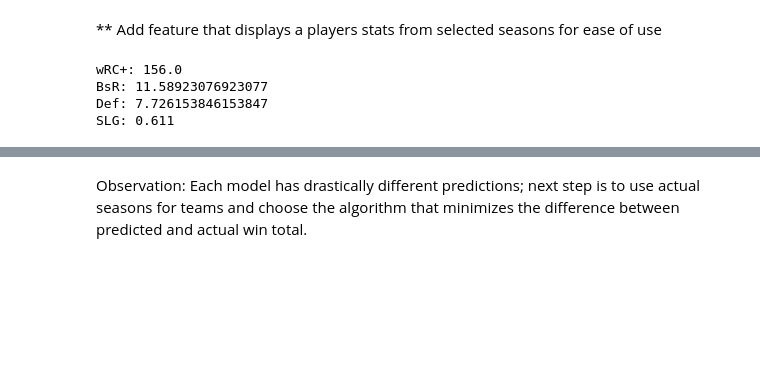
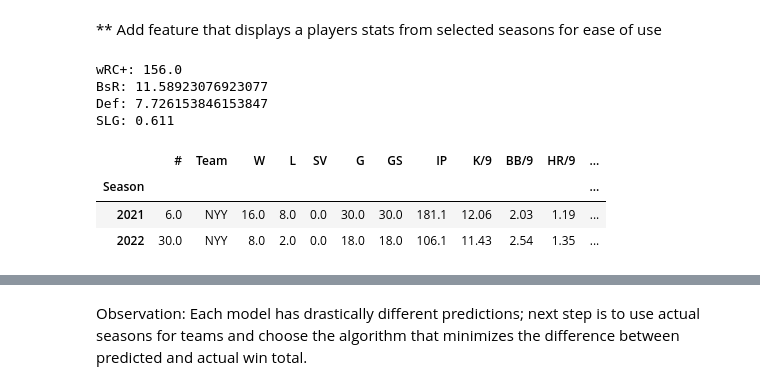
Before and after one commit to timseymour42/mlb-build-a-team, a Jupyter notebook: MLB_Build_a_Team.ipynb, the cells around one changed output, grey strips where cells are left out. Drawn from its saved outputs; the diff is of its cells as text; code cells hidden in the pictures; blank space fills up the shorter version.

```diff
--- a/MLB_Build_a_Team.ipynb
+++ b/MLB_Build_a_Team.ipynb
@@ -1154,2 +1126,9 @@ def wins_for_team(lineup, rotation, model):
+# %%
+pitch_df.loc['Gerrit Cole']
+# %% [output]
+|  | # | Team | W | L | SV | G | GS | IP | K/9 | BB/9 | HR/9 | ... |
+| Season |  |  |  |  |  |  |  |  |  |  |  | ... |
+| 2021 | 6.0 | NYY | 16.0 | 8.0 | 0.0 | 30.0 | 30.0 | 181.1 | 12.06 | 2.03 | 1.19 | ... |
+| 2022 | 30.0 | NYY | 8.0 | 2.0 | 0.0 | 18.0 | 18.0 | 106.1 | 11.43 | 2.54 | 1.35 | ... |
 # %%
 Judge = hitter('Aaron Judge', list(range(2015, 2023)), 1458)
```
Also changed, not shown: parts of 24 cells of this notebook.
